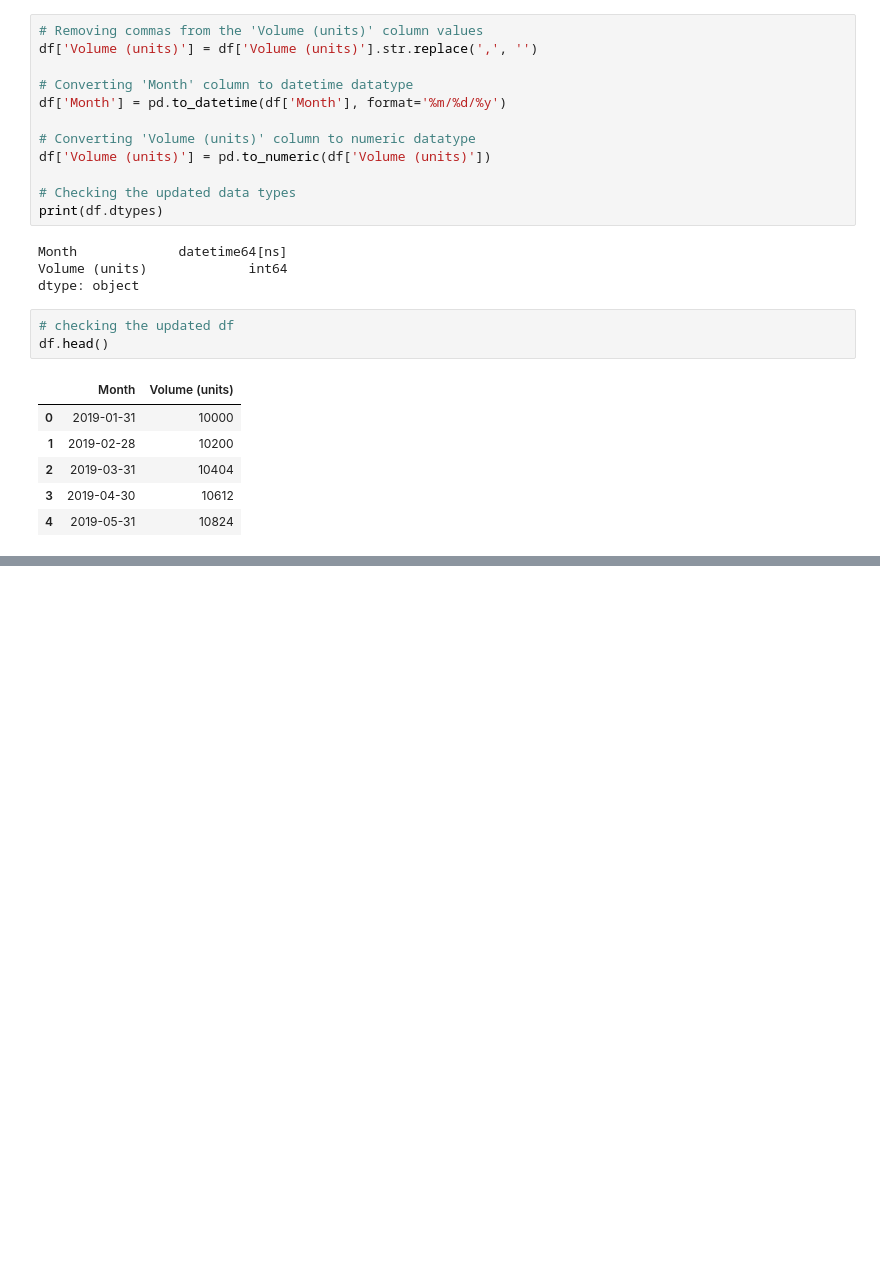
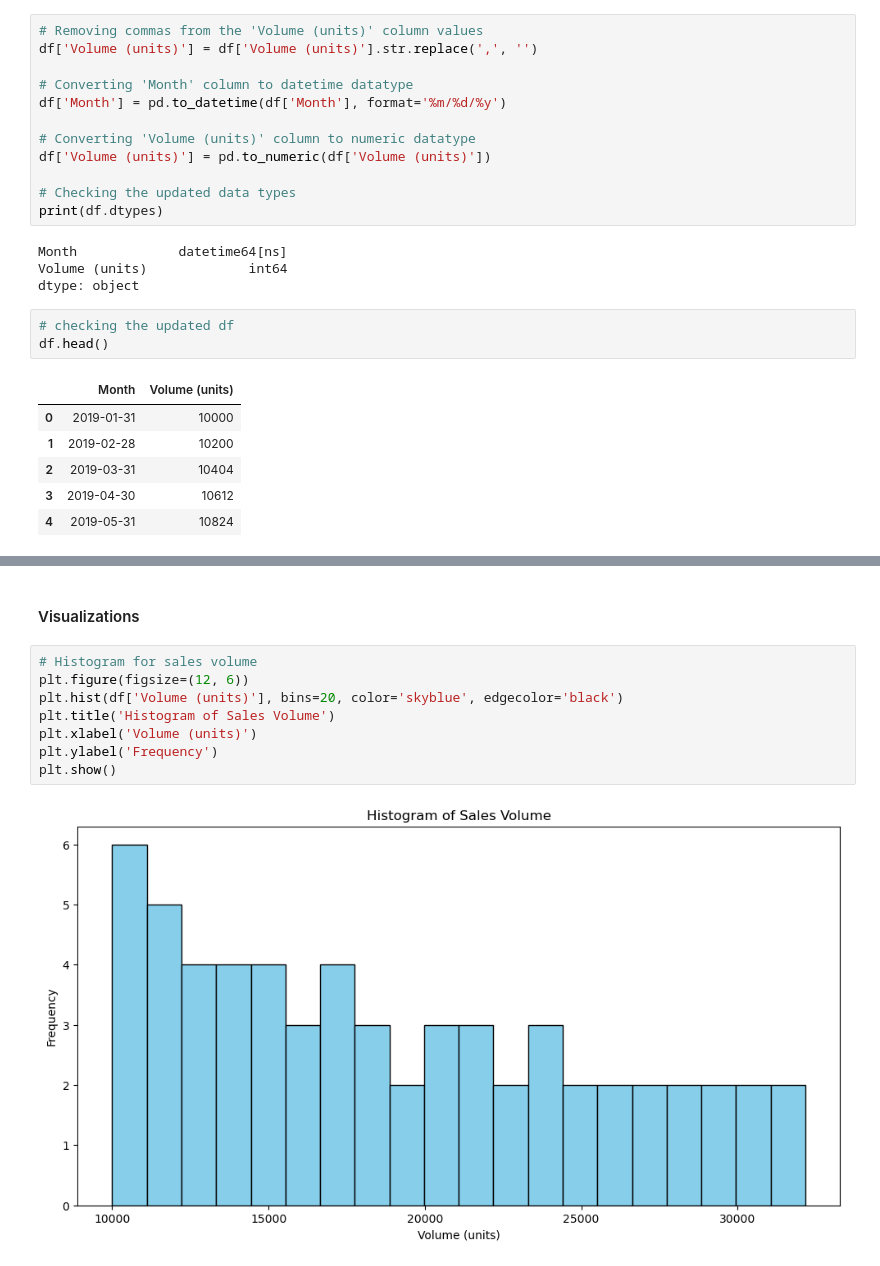
Before and after one commit to Gabriel-Dee/Revenue-Maximization-Credable, a Jupyter notebook: Revenue_maximization.ipynb, the cells around one changed output, grey strips where cells are left out. Cells and saved outputs as stored; diff of their text form; blank space fills up the shorter version.

```diff
--- a/Revenue_maximization.ipynb
+++ b/Revenue_maximization.ipynb
@@ -112,0 +149,12 @@ df.head()
+# %% [markdown]
+#### Visualizations
+# %%
+# Histogram for sales volume
+plt.figure(figsize=(12, 6))
+plt.hist(df['Volume (units)'], bins=20, color='skyblue', edgecolor='black')
+plt.title('Histogram of Sales Volume')
+plt.xlabel('Volume (units)')
+plt.ylabel('Frequency')
+plt.show()
+# %% [output]
+[figure, added]
```
Also changed, not shown: parts of 13 cells of this notebook, 1 other file.
